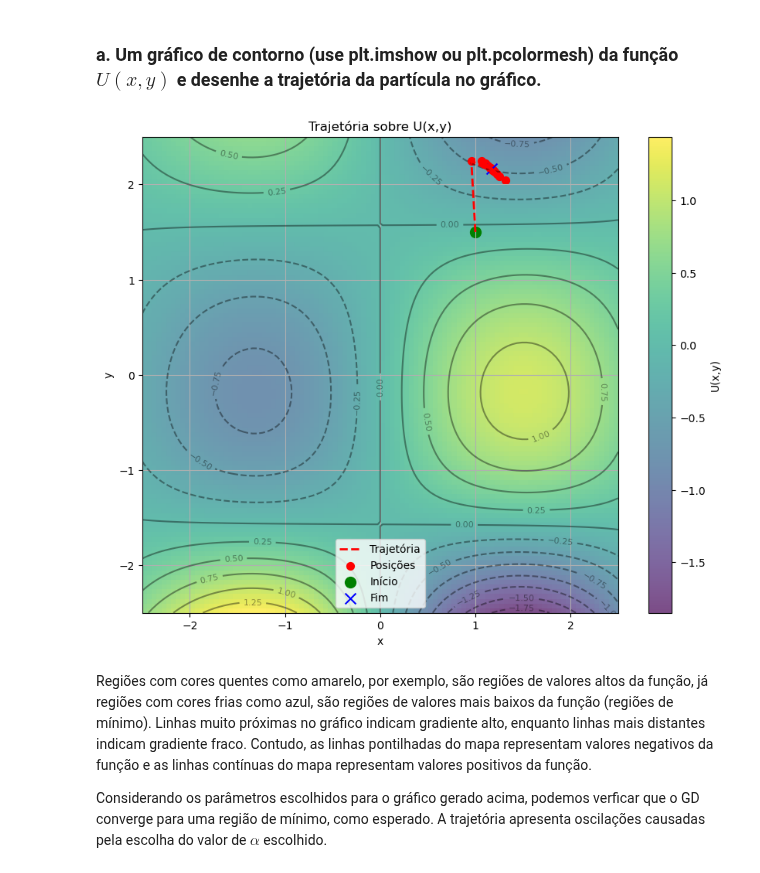
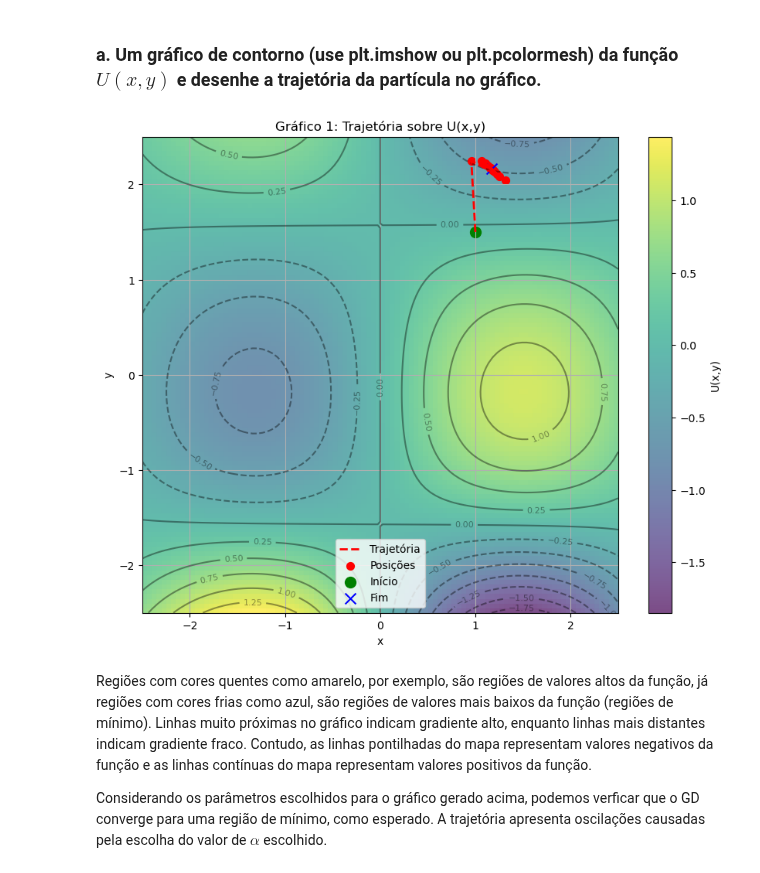
Before and after one commit to brunamendesfis/Computational_Physics, a Jupyter notebook: Redes_Neurais/Atividade_01/Exercício_04.ipynb, the cells around one changed output. Drawn from its saved outputs; the diff is of its cells as text; code cells hidden in the pictures.

```diff
--- a/Redes_Neurais/Atividade_01/Exercício_04.ipynb
+++ b/Redes_Neurais/Atividade_01/Exercício_04.ipynb
@@ -71,35 +71,35 @@ x_list, y_list, U_list = grad_desc(x_0, y_0, alpha, itera, sigma_x, sigma_y)
 
 x_vals = np.linspace(-2.5, 2.5, 100)
 y_vals = np.linspace(-2.5, 2.5, 100)
 X, Y = np.meshgrid(x_vals, y_vals)
 Z = funcao_suavizada(X, Y, x_0, y_0, sigma_x, sigma_y)
 
 plt.figure(figsize=(10, 8))
 plt.imshow(Z,
            extent=[-2.5, 2.5, -2.5, 2.5],
            origin='lower',
            cmap='viridis',
            alpha=0.7)
 plt.colorbar(label='U(x,y)')
 
 # Contorno
 contours = plt.contour(X, Y, Z, levels=15, colors='black', alpha=0.4)
 plt.clabel(contours, inline=True, fontsize=8)
 
 # Trajetória da partícula
 plt.plot(x_list, y_list, '--', color = 'red', linewidth=2, label='Trajetória')
 plt.scatter(x_list, y_list, c='red', s=50, label='Posições')
 
 plt.scatter(x_list[0], y_list[0], c='green', s=100, label='Início', marker='o')
 plt.scatter(x_list[-1], y_list[-1], c='blue', s=100, label='Fim', marker='x')
 plt.xlabel('x')
 plt.ylabel('y')
-plt.title('Trajetória sobre U(x,y)')
+plt.title('Gráfico 1: Trajetória sobre U(x,y)')
 plt.legend()
 plt.grid(True)
 plt.show()
 # %% [output]
-[figure, old version]
+[figure, new version]
 # %% [markdown]
 Regiões com cores quentes como amarelo, por exemplo, são regiões de valores altos da função, já regiões com cores frias como azul, são regiões de valores mais baixos da função (regiões de mínimo). Linhas muito próximas no gráfico indicam gradiente alto, enquanto linhas mais distantes indicam gradiente fraco. Contudo, as linhas pontilhadas do mapa representam valores negativos da função e as linhas contínuas do mapa representam valores positivos da função.
 
```
Also changed, not shown: parts of 9 cells of this notebook, 2 other files.
